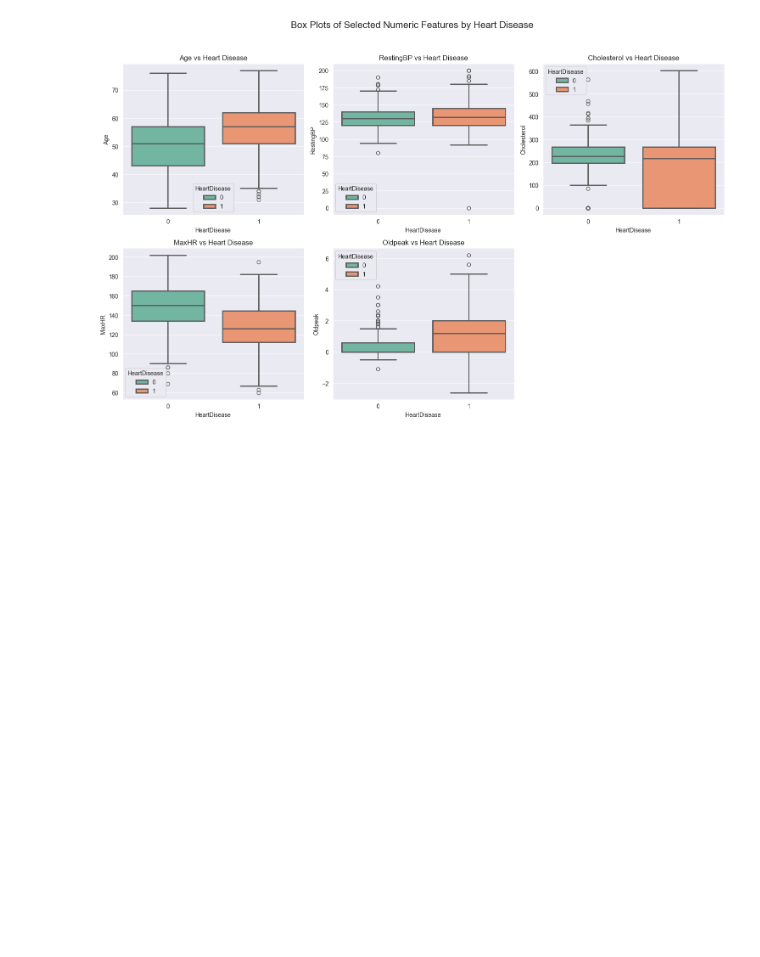
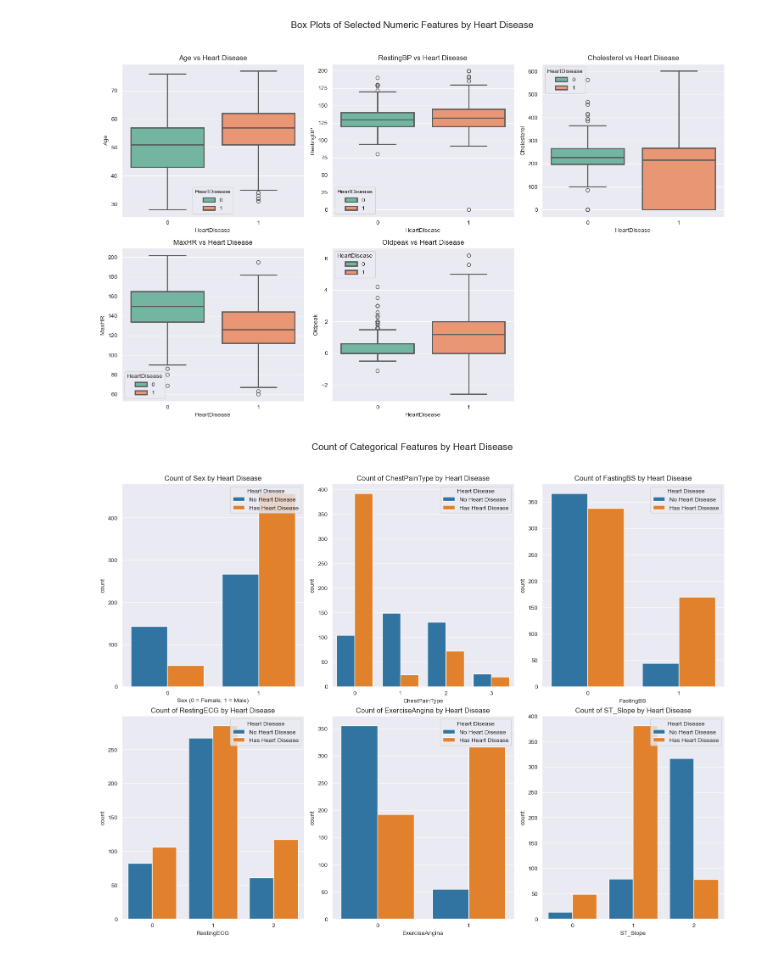
Before and after one commit to aaron6yi/team-16, a Jupyter notebook: EDA visualization.ipynb, the cells around one changed output. Saved outputs shown, nothing was run; the diff lists cells and outputs as text; code cells hidden in the pictures; blank space fills up the shorter version.

```diff
--- a/EDA visualization.ipynb
+++ b/EDA visualization.ipynb
@@ -63,16 +93,3 @@ plt.title('Heatmap of Correlations')
 plt.show()
 # %% [output]
 [figure]
-# %%
-# Plot distribution of categorical features
-plt.figure(figsize=(15, 12))
-
-for idx, feature in enumerate(categorical_columns, 1):
-    plt.subplot(2, 3, idx)
-    sns.countplot(data=df, x=feature, hue="HeartDisease")
-    plt.title(f'Count of {feature} by Heart Disease')
-    plt.tight_layout()
-
-plt.suptitle('Count of Categorical Features by Heart Disease', fontsize=16)
-plt.subplots_adjust(top=0.9)
-plt.show()
@@ -90,3 +105,38 @@ plt.tight_layout(rect=[0, 0.03, 1, 0.95])
 plt.show()
 # %% [output]
 [figure]
+# %%
+import matplotlib.pyplot as plt
+import seaborn as sns
+
+# Plot distribution of categorical features
+plt.figure(figsize=(15, 12))
+
+for idx, feature in enumerate(categorical_columns, 1):
+    plt.subplot(2, 3, idx)
+    ax = sns.countplot(data=df, x=feature, hue="HeartDisease", palette=['#1f77b4', '#ff7f0e'])
+
+    # Update legend labels
+    handles, labels = ax.get_legend_handles_labels()
+    ax.legend(handles, ['No Heart Disease', 'Has Heart Disease'], title='Heart Disease', loc='upper right')
+
+    # Add specific labels for Sex
+    if feature == 'Sex':
+        plt.xlabel('Sex (0 = Female, 1 = Male)')
+
+    # Add title for each subplot
+    plt.title(f'Count of {feature} by Heart Disease')
+
+# Adjust layout for better spacing
+plt.tight_layout()
+
+# Add an overall title for the entire figure
+plt.suptitle('Count of Categorical Features by Heart Disease', fontsize=16)
+
+# Adjust spacing for the overall title
+plt.subplots_adjust(top=0.9)
+
+# Show the plot
+plt.show()
+# %% [output]
+[figure, new version]
```
Also changed, not shown: parts of 15 cells of this notebook.
